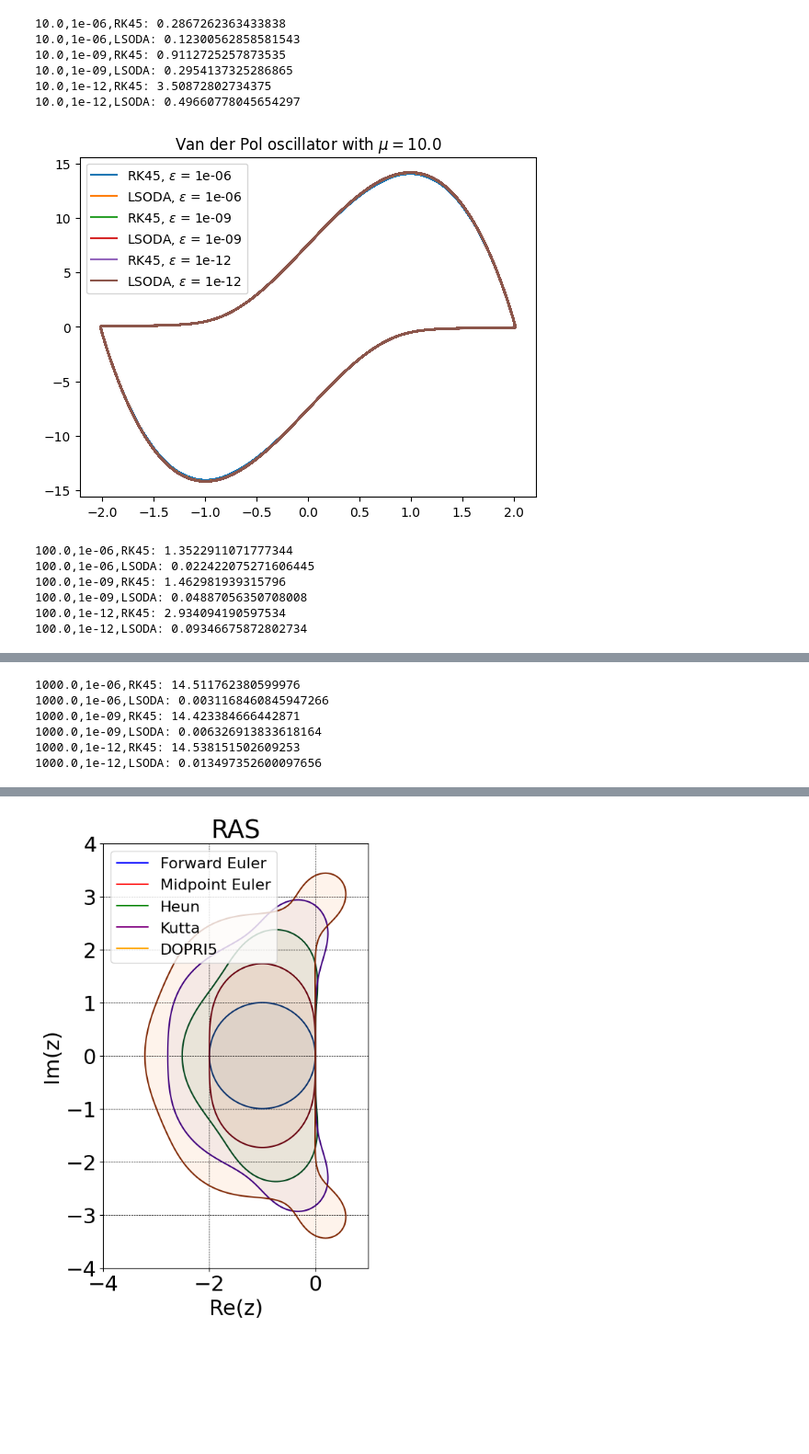
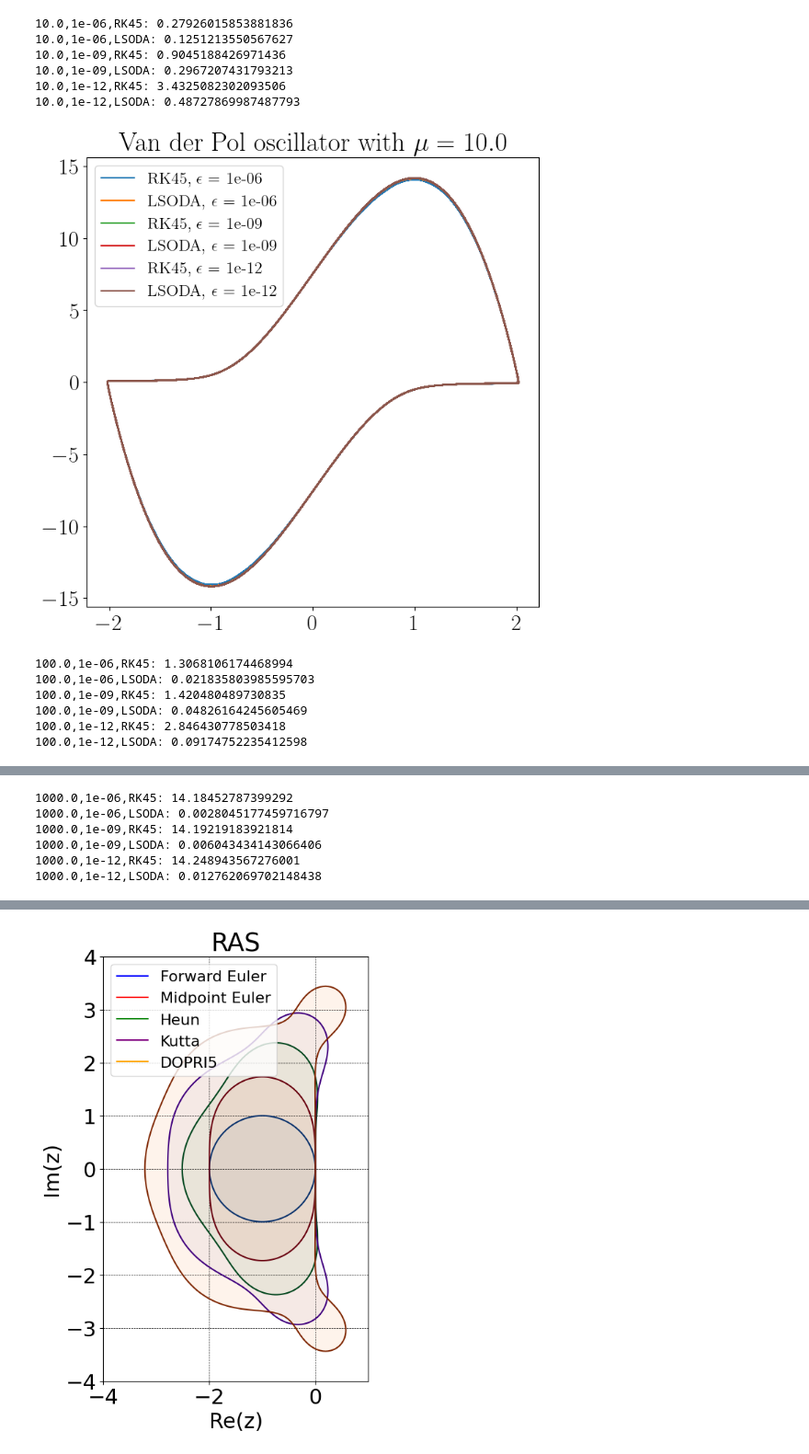
Before and after one commit to jvlad1979/cmsc661-dev, a Jupyter notebook: hw2/hw2.ipynb, the cells around one changed output, grey strips where cells are left out. Shown at 92% size. Cells and saved outputs as stored; diff of their text form; code cells hidden in the pictures; blank space fills up the shorter version.

Commit message:
ran final plotting stuff for hw2

```diff
--- a/hw2/hw2.ipynb
+++ b/hw2/hw2.ipynb
@@ -3,6 +3,13 @@ from scipy.integrate import solve_ivp
 import matplotlib.pyplot as plt
 import numpy as np
 import time
+
+plt.rcParams.update({
+    "text.usetex": True,  # Use LaTeX for text rendering
+    "font.family": "serif",  # Set the font family to serif
+    "font.serif": ["Times New Roman"],  # Specify the serif font
+    "font.size": 22,  # Set the default font size
+})
 # %%
 def van_der_pol(t,y,mu=1):
     return [y[1], mu*(1 - y[0]**2)*y[1] - y[0]]
@@ -20,37 +27,37 @@ def arenstorf(t, y, mu=0.012277471):
 # %%
 
 
 tmax=1000.0
 times = {}
 for mu in [1e1,1e2,1e3]:
-    fig,ax = plt.subplots()
+    fig,ax = plt.subplots(figsize=(8,8))
     plt.title(f'Van der Pol oscillator with $\mu = {mu}$')
     for eps in [1e-6,1e-9,1e-12]:
         for method in ['RK45','LSODA']:
             start_time = time.time()
             sol = solve_ivp(van_der_pol,[0,tmax],[2,0],args=(mu,),method=method,rtol=eps,atol=eps)
             end_time = time.time()
-            times[f'{mu},{eps},{method}'] = end_time-start_time
+            times[mu,eps,method] = end_time-start_time
             print(f'{mu},{eps},{method}: {end_time-start_time}')
             ax.plot(sol.y[0], sol.y[1], label=f'{method}, $\epsilon$ = {eps}')
 
             # plt.plot(sol.t, sol.y[0])
             # print(np.min(sol.y))
-    plt.legend()
+    plt.legend(loc='upper left',fontsize=16)
     plt.show()
 
 # plt.xlim([-3,3])
 # %% [output]
-10.0,1e-06,RK45: 0.2867262363433838
-10.0,1e-06,LSODA: 0.12300562858581543
-10.0,1e-09,RK45: 0.9112725257873535
-10.0,1e-09,LSODA: 0.2954137325286865
-10.0,1e-12,RK45: 3.50872802734375
-10.0,1e-12,LSODA: 0.49660778045654297
+10.0,1e-06,RK45: 0.27926015853881836
+10.0,1e-06,LSODA: 0.1251213550567627
+10.0,1e-09,RK45: 0.9045188426971436
+10.0,1e-09,LSODA: 0.2967207431793213
+10.0,1e-12,RK45: 3.4325082302093506
+10.0,1e-12,LSODA: 0.48727869987487793
-[figure, old version]
+[figure, new version]
-100.0,1e-06,RK45: 1.3522911071777344
-100.0,1e-06,LSODA: 0.022422075271606445
-100.0,1e-09,RK45: 1.462981939315796
-100.0,1e-09,LSODA: 0.04887056350708008
-100.0,1e-12,RK45: 2.934094190597534
-100.0,1e-12,LSODA: 0.09346675872802734
+100.0,1e-06,RK45: 1.3068106174468994
+100.0,1e-06,LSODA: 0.021835803985595703
+100.0,1e-09,RK45: 1.420480489730835
+100.0,1e-09,LSODA: 0.04826164245605469
+100.0,1e-12,RK45: 2.846430778503418
+100.0,1e-12,LSODA: 0.09174752235412598
@@ -58,6 +65,6 @@ for mu in [1e1,1e2,1e3]:
-1000.0,1e-06,RK45: 14.511762380599976
-1000.0,1e-06,LSODA: 0.0031168460845947266
-1000.0,1e-09,RK45: 14.423384666442871
-1000.0,1e-09,LSODA: 0.006326913833618164
-1000.0,1e-12,RK45: 14.538151502609253
-1000.0,1e-12,LSODA: 0.013497352600097656
+1000.0,1e-06,RK45: 14.18452787399292
+1000.0,1e-06,LSODA: 0.0028045177459716797
+1000.0,1e-09,RK45: 14.19219183921814
+1000.0,1e-09,LSODA: 0.006043434143066406
+1000.0,1e-12,RK45: 14.248943567276001
+1000.0,1e-12,LSODA: 0.012762069702148438
```
Also changed, not shown: parts of 8 cells of this notebook, 11 other files.
